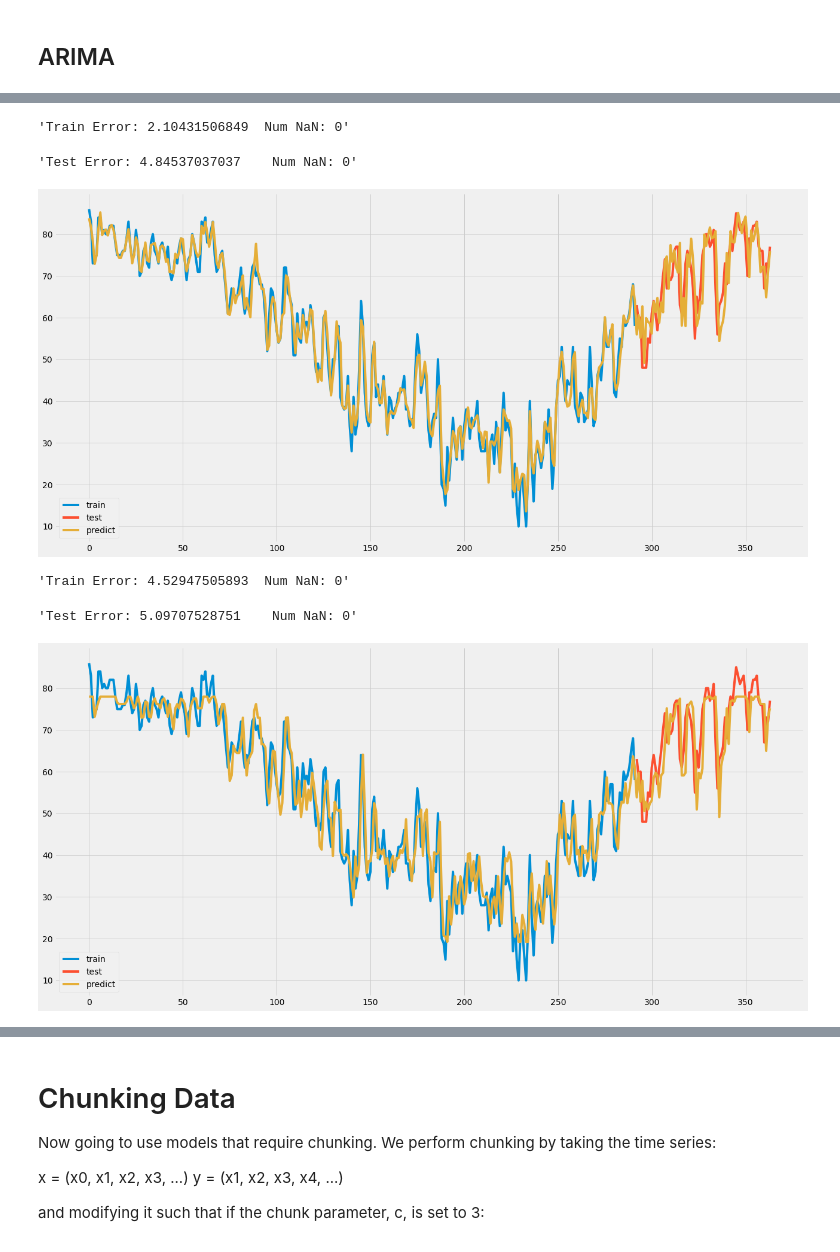
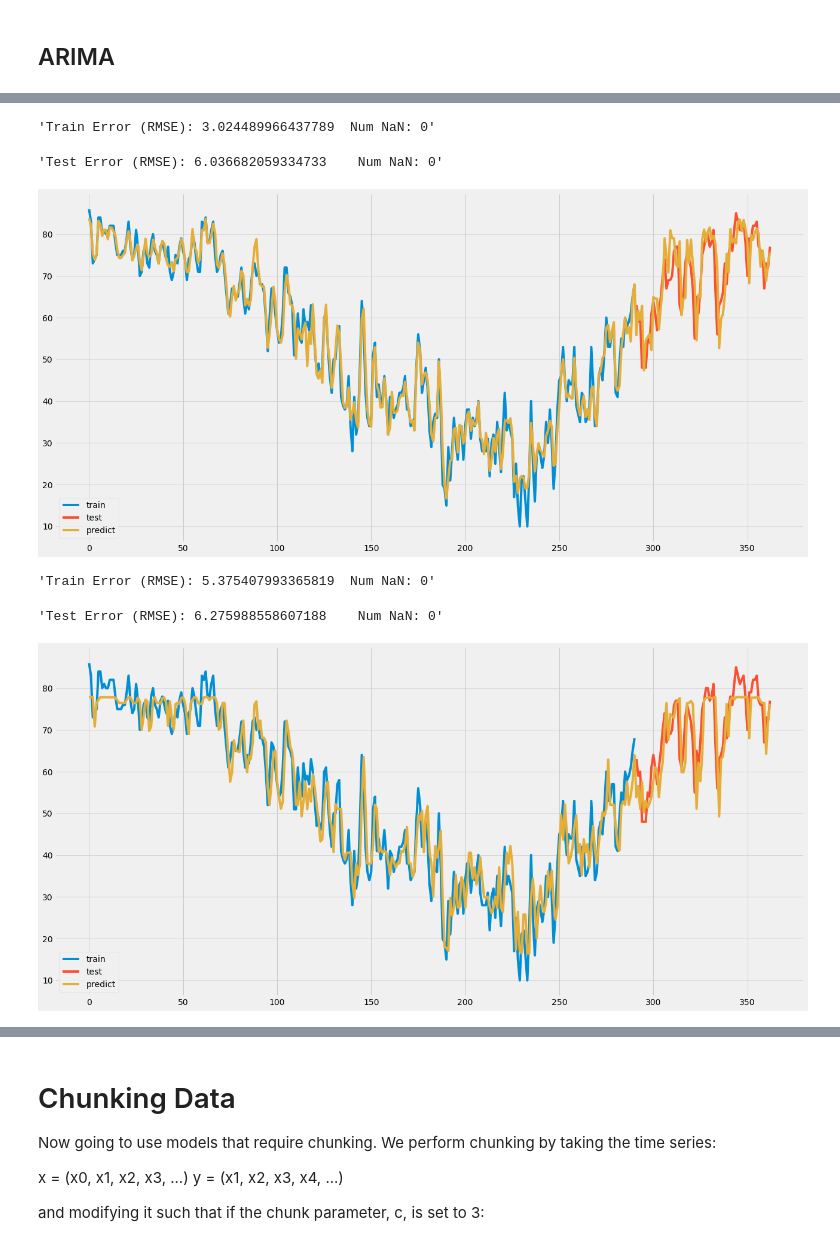
Before and after one commit to fdabek1/irregulartimeseries, a Jupyter notebook: 03-FeaturesOther_p.ipynb, the cells around one changed output, grey strips where cells are left out. Cells and saved outputs as stored; diff of their text form; code cells hidden in the pictures.

```diff
--- a/03-FeaturesOther_p.ipynb
+++ b/03-FeaturesOther_p.ipynb
@@ -32,6 +32,6 @@ Raw Data means that the model simply takes the data as a sequence and no data ma
 # %% [markdown]
 ## ARIMA
 # %%
-model = ARIMA(analysis, use_features=False)
+model = ARIMA(analysis=analysis, use_features=True)
 analysis.run_model(model, name='ARIMA')
 # %% [output]
@@ -58,5 +58,5 @@ Total fit time: 64.183 seconds
 # %%
 from sklearn.neighbors import KNeighborsRegressor
-model = Regressor(analysis, KNeighborsRegressor)
+model = Regressor(analysis=analysis, regressor=KNeighborsRegressor)
 analysis.run_model(model, name='KNN')
 # %% [output]
@@ -66,5 +66,5 @@ analysis.run_model(model, name='KNN')
 # %%
 from sklearn.linear_model import SGDRegressor
-model = Regressor(analysis, SGDRegressor)
+model = Regressor(analysis=analysis, regressor=SGDRegressor)
 analysis.run_model(model, name='SGD')
 # %% [output]
@@ -74,18 +74,18 @@ analysis.run_model(model, name='SGD')
 # %%
 from sklearn.ensemble import RandomForestRegressor
-model = Regressor(analysis, RandomForestRegressor)
+model = Regressor(analysis=analysis, regressor=RandomForestRegressor)
 analysis.run_model(model, name='RandomForest')
 # %% [output]
-'Train Error: 2.10431506849  Num NaN: 0'
+'Train Error (RMSE): 3.024489966437789  Num NaN: 0'
-'Test Error: 4.84537037037    Num NaN: 0'
+'Test Error (RMSE): 6.036682059334733    Num NaN: 0'
-[figure, old version]
+[figure, new version]
 # %%
 from sklearn.ensemble import AdaBoostRegressor
-model = Regressor(analysis, AdaBoostRegressor)
+model = Regressor(analysis=analysis, regressor=AdaBoostRegressor)
 analysis.run_model(model, name='AdaBoost')
 # %% [output]
-'Train Error: 4.52947505893  Num NaN: 0'
+'Train Error (RMSE): 5.375407993365819  Num NaN: 0'
-'Test Error: 5.09707528751    Num NaN: 0'
+'Test Error (RMSE): 6.275988558607188    Num NaN: 0'
-[figure, old version]
+[figure, new version]
 # %%
 from sklearn.gaussian_process import GaussianProcessRegressor
```
Also changed, not shown: parts of 17 cells of this notebook, 16 other files.
